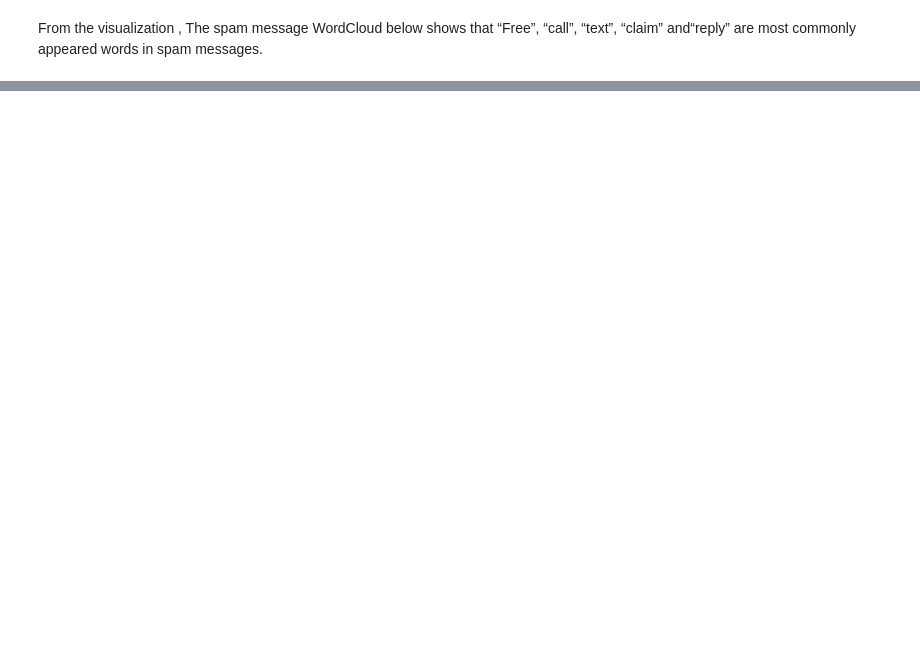
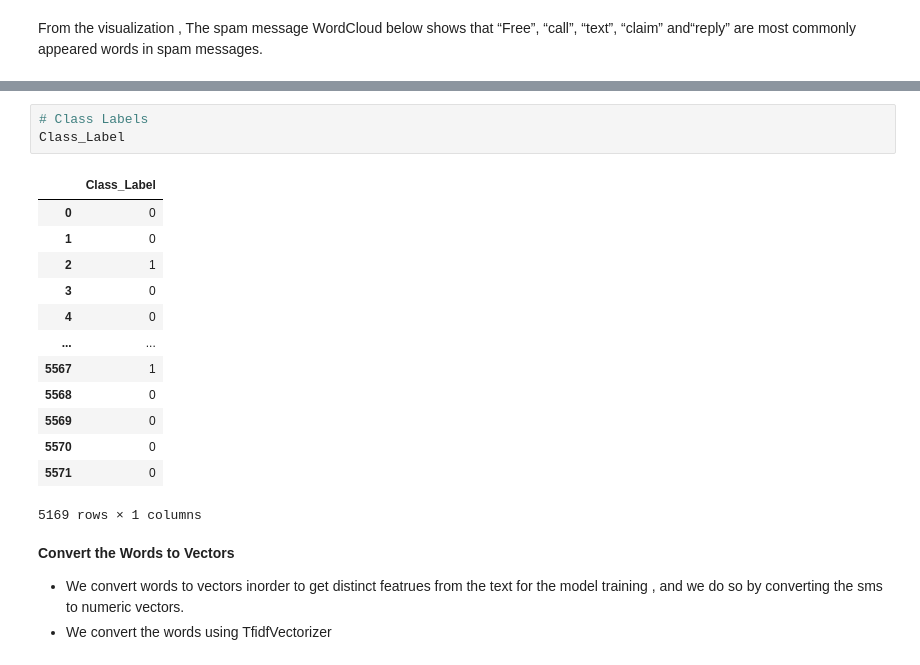
Before and after one commit to wandieinnocents/SpamSmsDetector_MachineLearning, a Jupyter notebook: SmsSpamClassifyerFinal.ipynb, the cells around one changed output, grey strips where cells are left out. Cells and saved outputs as stored; diff of their text form; blank space fills up the shorter version.

```diff
--- a/SmsSpamClassifyerFinal.ipynb
+++ b/SmsSpamClassifyerFinal.ipynb
@@ -294,0 +332,22 @@ Name: Class_Label, Length: 5169, dtype: int64
+# %%
+# Class Labels
+Class_Label
+# %% [output]
+|  | Class_Label |
+| 0 | 0 |
+| 1 | 0 |
+| 2 | 1 |
+| 3 | 0 |
+| 4 | 0 |
+| ... | ... |
+| 5567 | 1 |
+| 5568 | 0 |
+| 5569 | 0 |
+| 5570 | 0 |
+| 5571 | 0 |
+5169 rows × 1 columns
+# %% [markdown]
+**Convert the Words to Vectors**
+
+- We convert words to vectors inorder to get distinct featrues from the text for the model training , and we do so by converting the sms to numeric vectors.
+- We convert the words using  TfidfVectorizer
```
Also changed, not shown: parts of 32 cells of this notebook.
